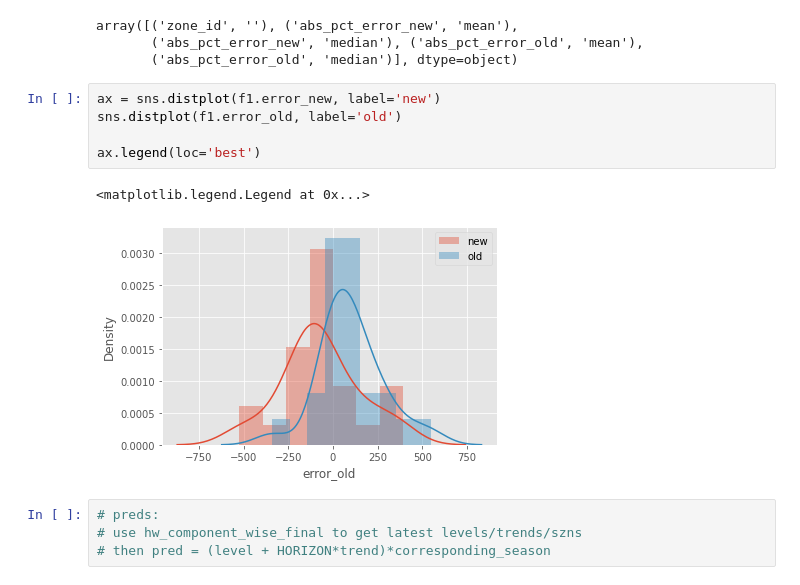
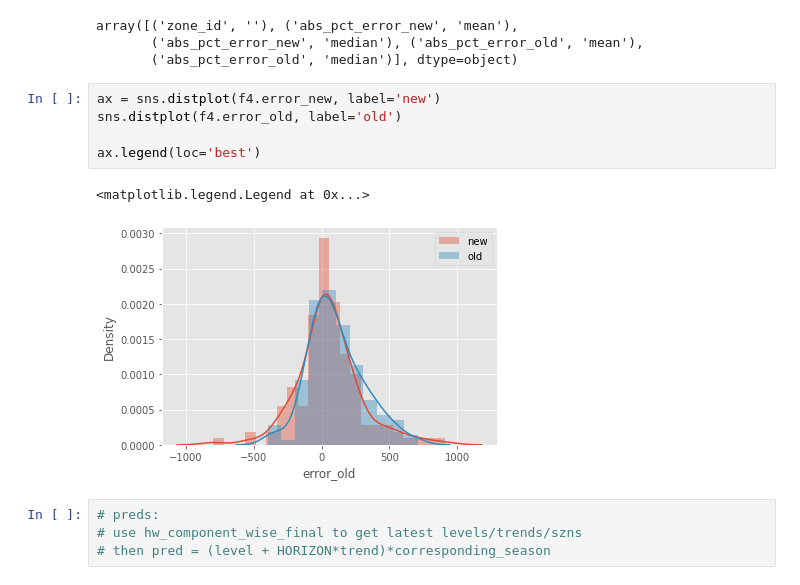
Before and after one commit to soreasy/bayesian_hierarchical_models, a Jupyter notebook: Bayesian Holt-Winters - Backtesting.ipynb, the cells around one changed output. Cells and saved outputs as stored; diff of their text form.

```diff
--- a/Bayesian Holt-Winters - Backtesting.ipynb
+++ b/Bayesian Holt-Winters - Backtesting.ipynb
@@ -1391,13 +1881,13 @@ array([('zone_id', ''), ('abs_pct_error_new', 'mean'),
        ('abs_pct_error_new', 'median'), ('abs_pct_error_old', 'mean'),
        ('abs_pct_error_old', 'median')], dtype=object)
 # %%
-ax = sns.distplot(f1.error_new, label='new')
-sns.distplot(f1.error_old, label='old')
+ax = sns.distplot(f4.error_new, label='new')
+sns.distplot(f4.error_old, label='old')
 
 ax.legend(loc='best')
 # %% [output]
 <matplotlib.legend.Legend at 0x...>
-[figure, old version]
+[figure, new version]
 # %%
 # preds:
 # use hw_component_wise_final to get latest levels/trends/szns
```
Also changed, not shown: parts of 69 cells of this notebook, 1 other file.
